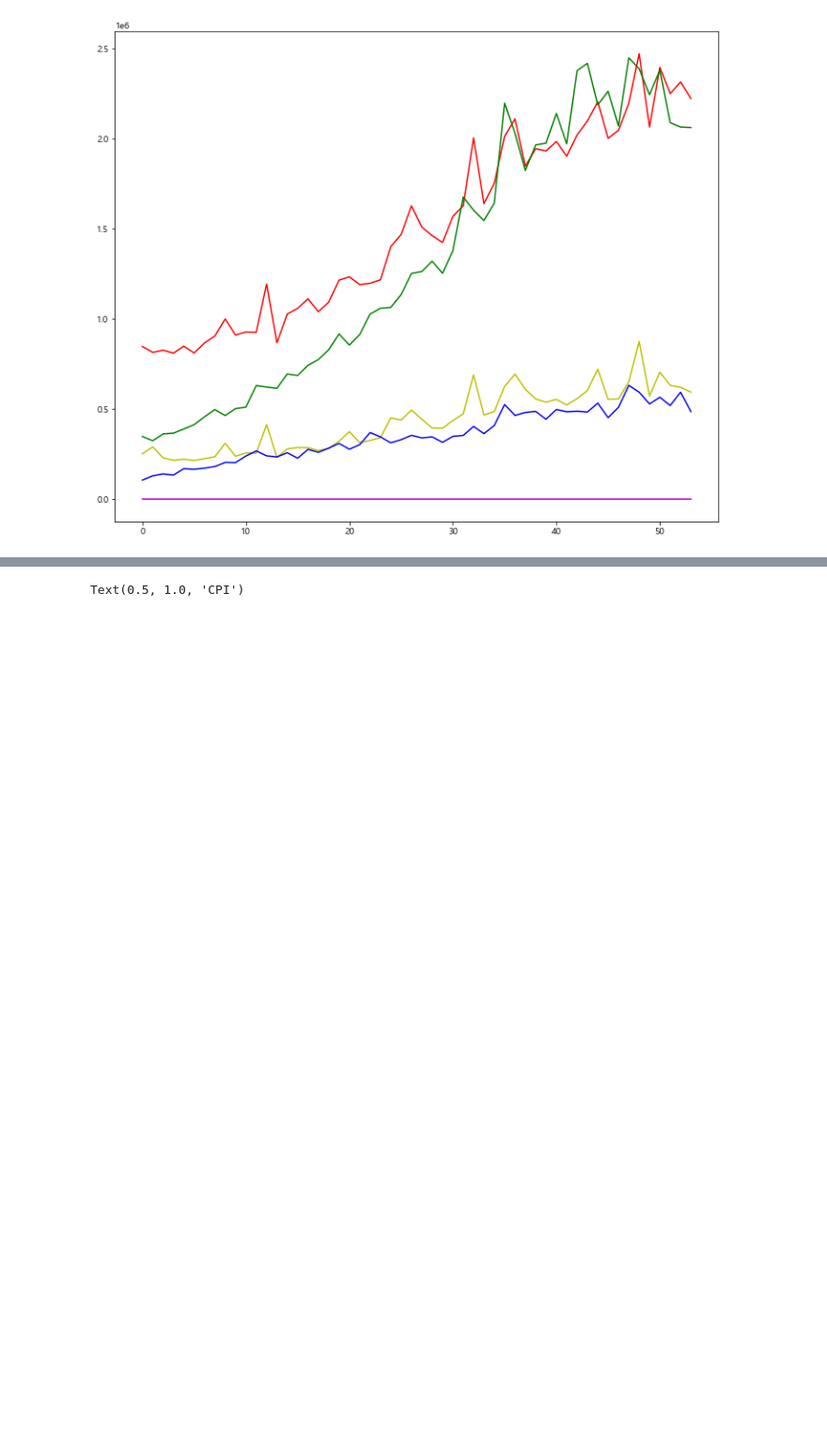
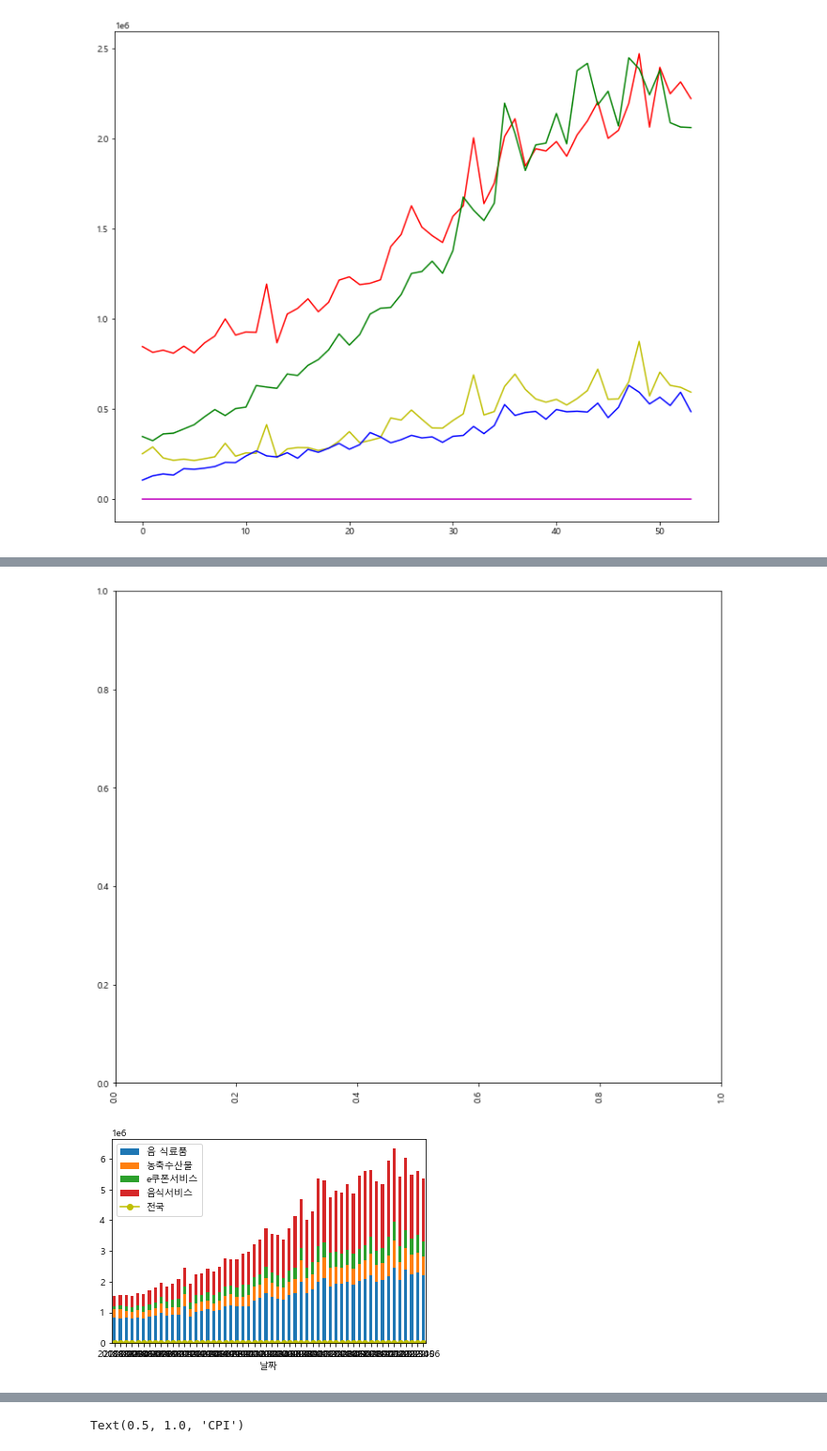
Before and after one commit to jkim0313/project1_dajopay, a Jupyter notebook: preprocess.ipynb, the cells around one changed output, grey strips where cells are left out. Shown at 94% size. Drawn from its saved outputs; the diff is of its cells as text; code cells hidden in the pictures; blank space fills up the shorter version.

```diff
--- a/preprocess.ipynb
+++ b/preprocess.ipynb
@@ -462,3 +478,16 @@ AttributeError: 'AxesSubplot' object has no attribute 'xticks'
+# %%
+fig, ax = plt.subplots(figsize=(12,10))
+plt.xticks(rotation=90)
+
+y1 = df_food_service_cpi["음 식료품"]
+y2 = df_food_service_cpi["전국"]
+
+ax = df_food_service_cpi[["날짜", "음 식료품", "농축수산물", "e쿠폰서비스", "음식서비스"]].plot(x="날짜", kind="bar", stacked=True)
+df_food_service_cpi[["날짜", "전국"]].plot(x="날짜", y="전국", marker='o', color='y',  ax=ax)
+plt.show()
+# %% [output]
+[figure, added]
+[figure, added]
 # %%
 df_food_service.plot(kind='bar', figsize=(12,10))
 plt.show()
```
Also changed, not shown: parts of 10 cells of this notebook.
